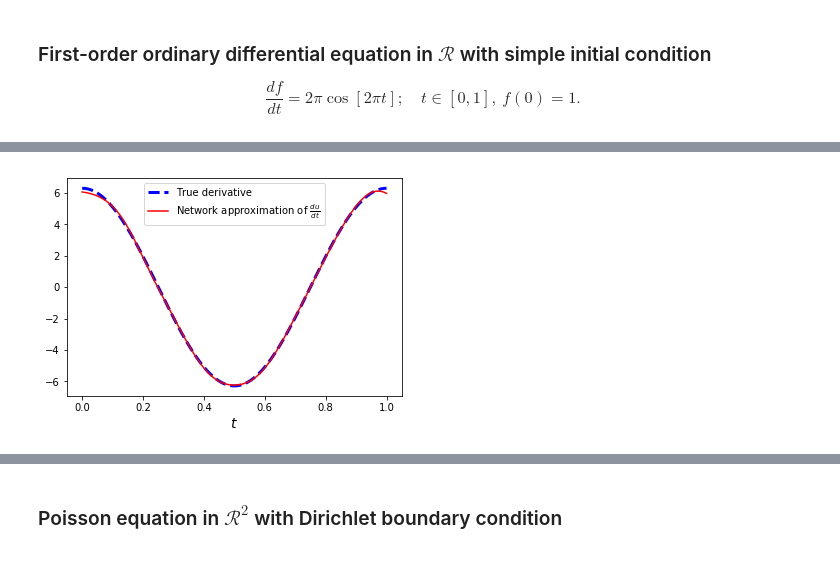
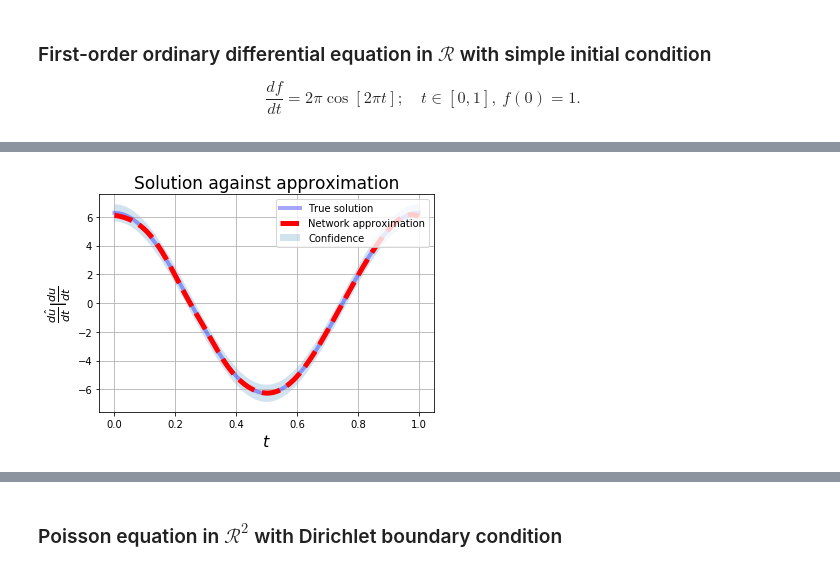
Before and after one commit to analysiscenter/pydens, a Jupyter notebook: tutorials/PDE_solving.ipynb, the cells around one changed output, grey strips where cells are left out. Saved outputs shown, nothing was run; the diff lists cells and outputs as text; code cells hidden in the pictures.

```diff
--- a/tutorials/PDE_solving.ipynb
+++ b/tutorials/PDE_solving.ipynb
@@ -250,15 +240,9 @@ plt.show()
 # %%
 # plot approximation of solution-derivative
-der = lambda t: 2 * np.pi * np.cos(2 * np.pi * t)
-true_der = [der(t[0]) for t in pts]
-ders = dg.solve(pts, fetches='dt')
-plt.plot(pts, true_der, 'b--', linewidth=3, label=r'True derivative')
-plt.plot(pts, ders, 'r', label=r'Network approximation of $\frac{d u}{d t}$')
-plt.xlabel(r'$t$', fontdict={'fontsize': 14})
-plt.legend()
-plt.show()
+plot_pair_1d(lambda t: 2*np.pi*np.cos(2*np.pi*t), dg, fetches='dt', confidence=0.6,
+             alpha=0.2, ylabel=r'$\frac{d \hat{u}}{d t} | \frac{d u}{d t}$')
 # %% [output]
-[figure, old version]
+[figure, new version]
 # %% [markdown]
 <a id='ex2'></a>
 # %% [markdown]
```
Also changed, not shown: parts of 22 cells of this notebook, 2 other files.
